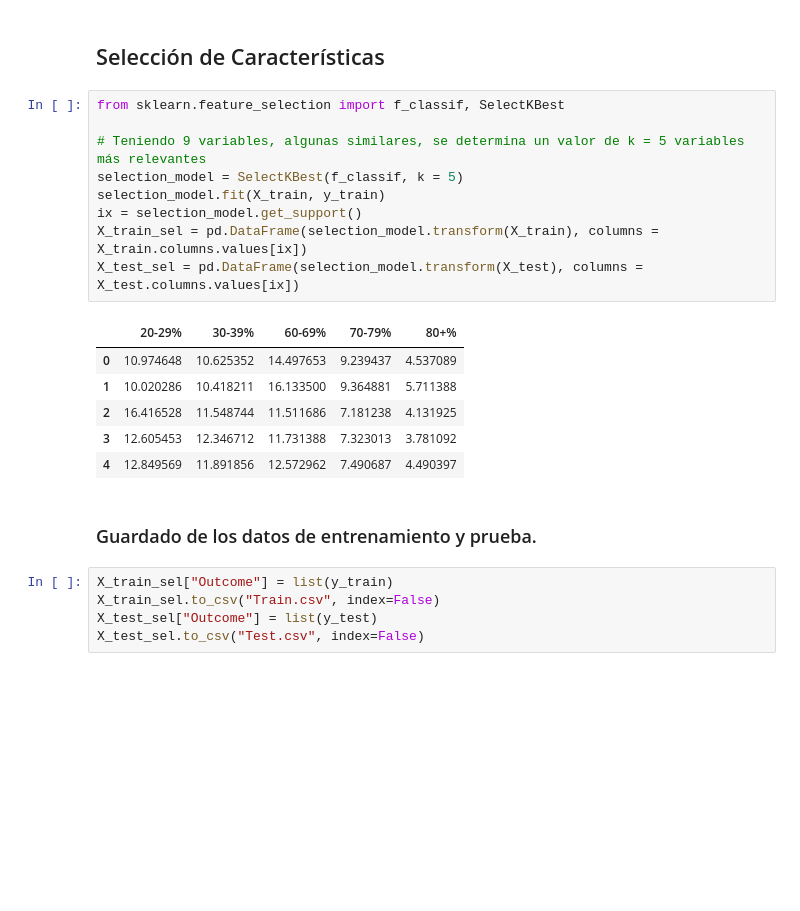
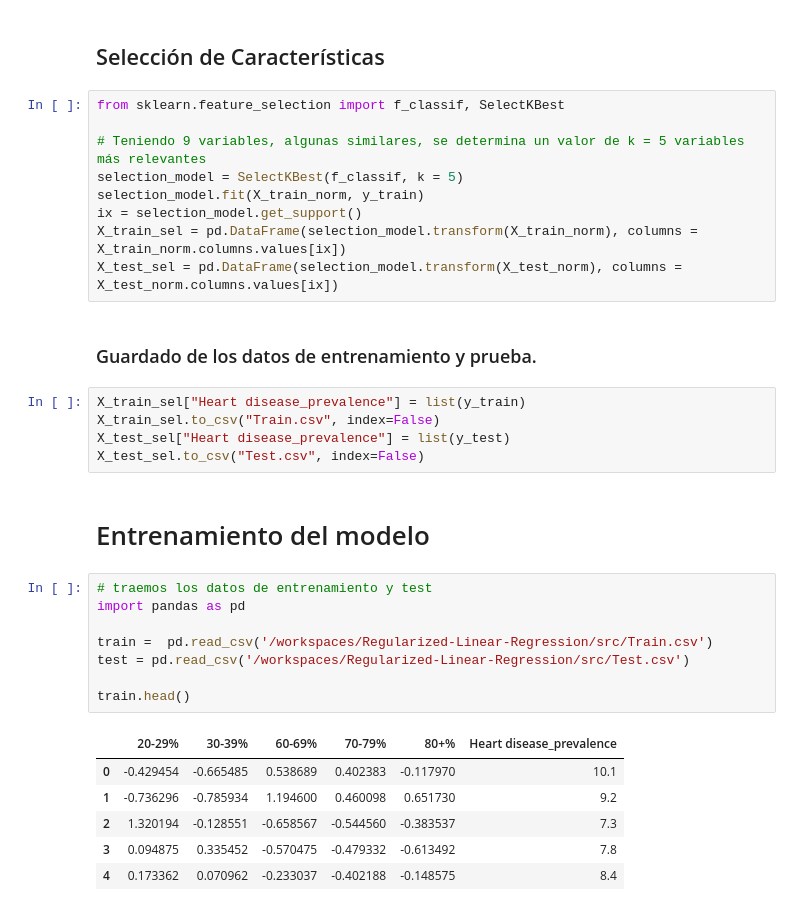
Before and after one commit to IngDiegoMacias/Regularized-Linear-Regression, a Jupyter notebook: src/explore.ipynb, the cells around one changed output. Drawn from its saved outputs; the diff is of its cells as text; blank space fills up the shorter version.

Commit message:
Proyecto finalizado Regularized Linear Regressor

```diff
--- a/src/explore.ipynb
+++ b/src/explore.ipynb
@@ -304,21 +304,31 @@ from sklearn.feature_selection import f_classif, SelectKBest
 
 # Teniendo 9 variables, algunas similares, se determina un valor de k = 5 variables más relevantes
 selection_model = SelectKBest(f_classif, k = 5)
-selection_model.fit(X_train, y_train)
+selection_model.fit(X_train_norm, y_train)
 ix = selection_model.get_support()
-X_train_sel = pd.DataFrame(selection_model.transform(X_train), columns = X_train.columns.values[ix])
-X_test_sel = pd.DataFrame(selection_model.transform(X_test), columns = X_test.columns.values[ix])
+X_train_sel = pd.DataFrame(selection_model.transform(X_train_norm), columns = X_train_norm.columns.values[ix])
+X_test_sel = pd.DataFrame(selection_model.transform(X_test_norm), columns = X_test_norm.columns.values[ix])
-# %% [output]
-|  | 20-29% | 30-39% | 60-69% | 70-79% | 80+% |
-| 0 | 10.974648 | 10.625352 | 14.497653 | 9.239437 | 4.537089 |
-| 1 | 10.020286 | 10.418211 | 16.133500 | 9.364881 | 5.711388 |
-| 2 | 16.416528 | 11.548744 | 11.511686 | 7.181238 | 4.131925 |
-| 3 | 12.605453 | 12.346712 | 11.731388 | 7.323013 | 3.781092 |
-| 4 | 12.849569 | 11.891856 | 12.572962 | 7.490687 | 4.490397 |
 # %% [markdown]
 ### Guardado de los datos de entrenamiento y prueba.
 # %%
-X_train_sel["Outcome"] = list(y_train)
+X_train_sel["Heart disease_prevalence"] = list(y_train)
 X_train_sel.to_csv("Train.csv", index=False)
-X_test_sel["Outcome"] = list(y_test)
+X_test_sel["Heart disease_prevalence"] = list(y_test)
 X_test_sel.to_csv("Test.csv", index=False)
+# %% [markdown]
+# Entrenamiento del modelo
+# %%
+# traemos los datos de entrenamiento y test
+import pandas as pd
+
+train =  pd.read_csv('/workspaces/Regularized-Linear-Regression/src/Train.csv')
+test = pd.read_csv('/workspaces/Regularized-Linear-Regression/src/Test.csv')
+
+train.head()
+# %% [output]
+|  | 20-29% | 30-39% | 60-69% | 70-79% | 80+% | Heart disease_prevalence |
+| 0 | -0.429454 | -0.665485 | 0.538689 | 0.402383 | -0.117970 | 10.1 |
+| 1 | -0.736296 | -0.785934 | 1.194600 | 0.460098 | 0.651730 | 9.2 |
+| 2 | 1.320194 | -0.128551 | -0.658567 | -0.544560 | -0.383537 | 7.3 |
+| 3 | 0.094875 | 0.335452 | -0.570475 | -0.479332 | -0.613492 | 7.8 |
+| 4 | 0.173362 | 0.070962 | -0.233037 | -0.402188 | -0.148575 | 8.4 |
```
Also changed, not shown: parts of 13 cells of this notebook, 2 other files.
